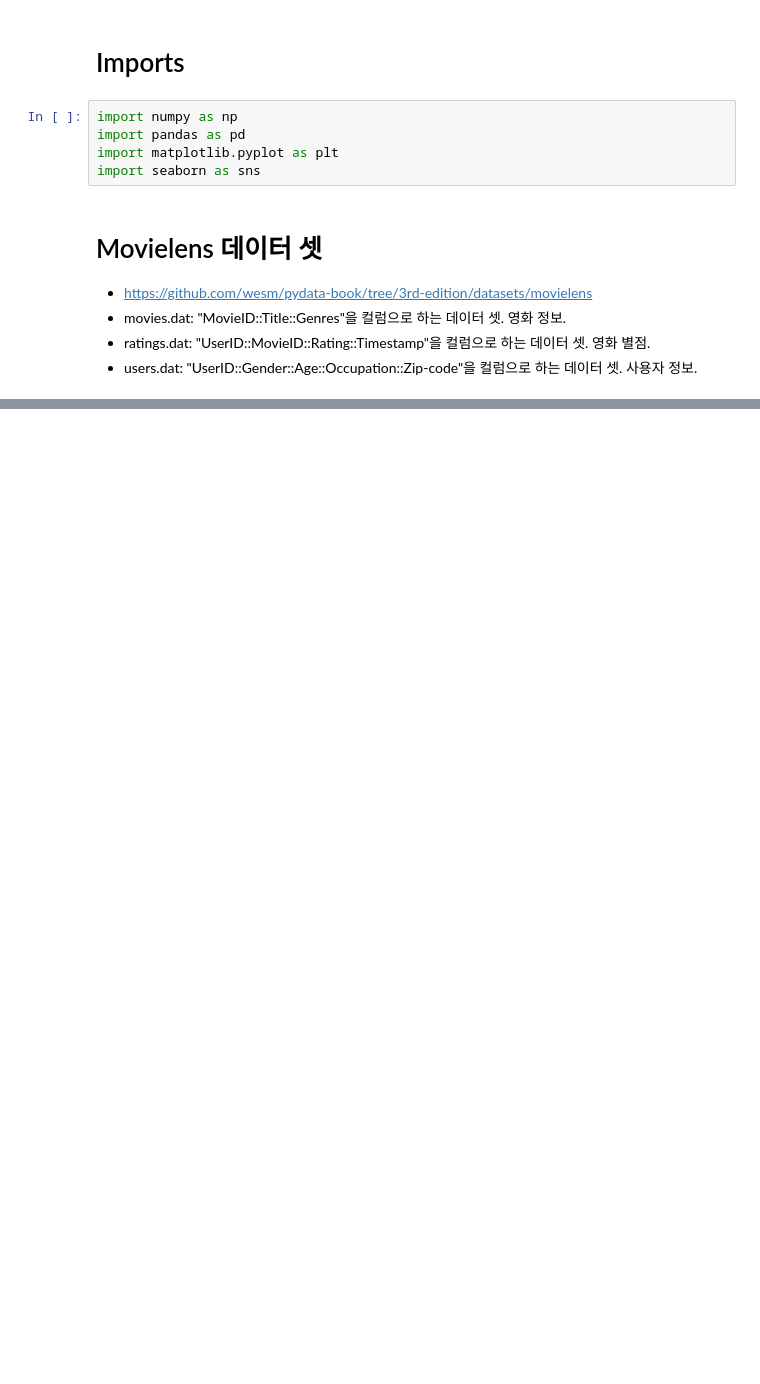
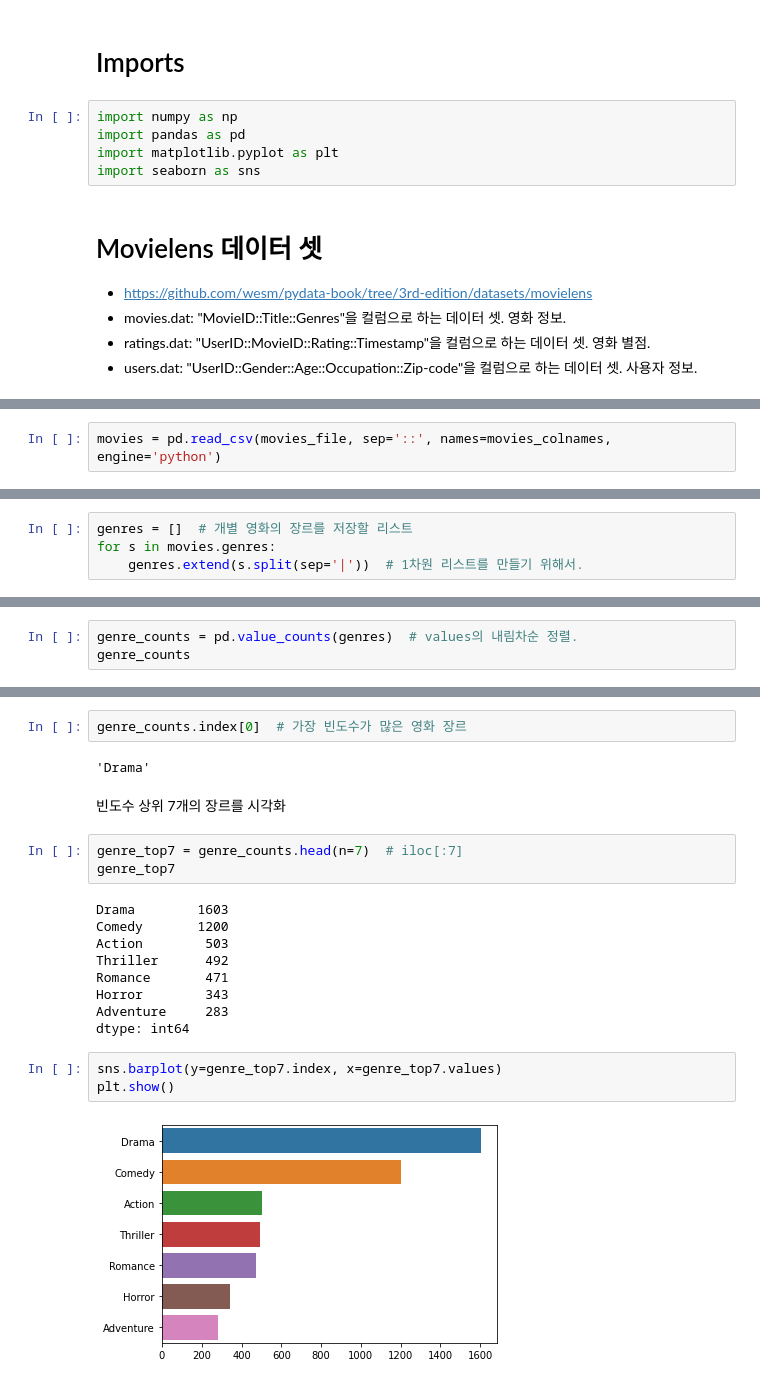
Before and after one commit to JakeOh/202208_itw_java134_lab_python, a Jupyter notebook: py25_movielens.ipynb, the cells around one changed output, grey strips where cells are left out. Cells and saved outputs as stored; diff of their text form; blank space fills up the shorter version.

```diff
--- a/py25_movielens.ipynb
+++ b/py25_movielens.ipynb
@@ -16,0 +31,2 @@ import seaborn as sns
+# %%
+movies = pd.read_csv(movies_file, sep='::', names=movies_colnames, engine='python')
@@ -16,0 +114,4 @@ import seaborn as sns
+# %%
+genres = []  # 개별 영화의 장르를 저장할 리스트
+for s in movies.genres:
+    genres.extend(s.split(sep='|'))  # 1차원 리스트를 만들기 위해서.
@@ -16,0 +122,3 @@ import seaborn as sns
+# %%
+genre_counts = pd.value_counts(genres)  # values의 내림차순 정렬.
+genre_counts
@@ -16,0 +145,23 @@ import seaborn as sns
+# %%
+genre_counts.index[0]  # 가장 빈도수가 많은 영화 장르
+# %% [output]
+'Drama'
+# %% [markdown]
+빈도수 상위 7개의 장르를 시각화
+# %%
+genre_top7 = genre_counts.head(n=7)  # iloc[:7]
+genre_top7
+# %% [output]
+Drama        1603
+Comedy       1200
+Action        503
+Thriller      492
+Romance       471
+Horror        343
+Adventure     283
+dtype: int64
+# %%
+sns.barplot(y=genre_top7.index, x=genre_top7.values)
+plt.show()
+# %% [output]
+[figure, added]
```
Also changed, not shown: parts of 27 cells of this notebook.
